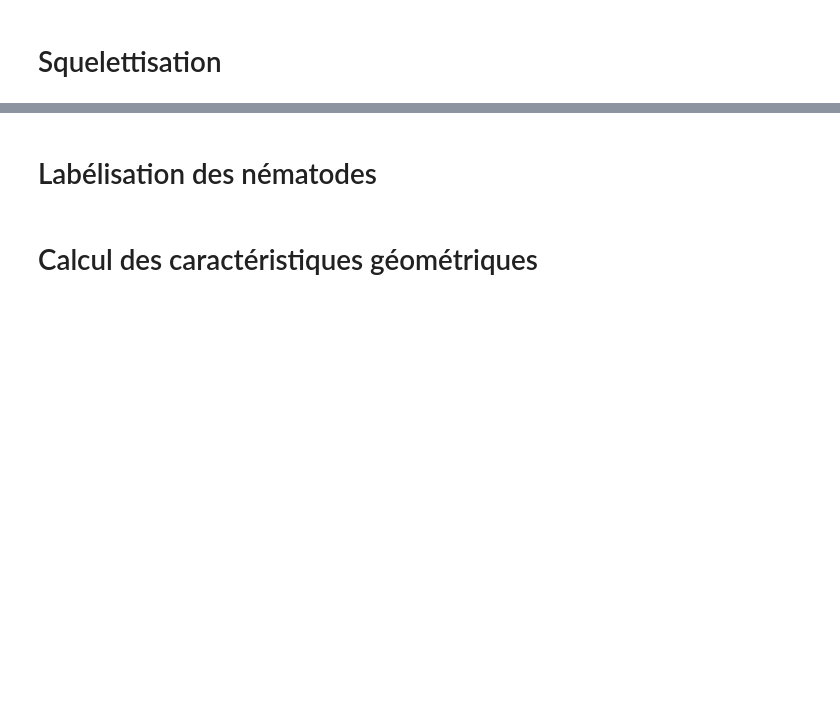
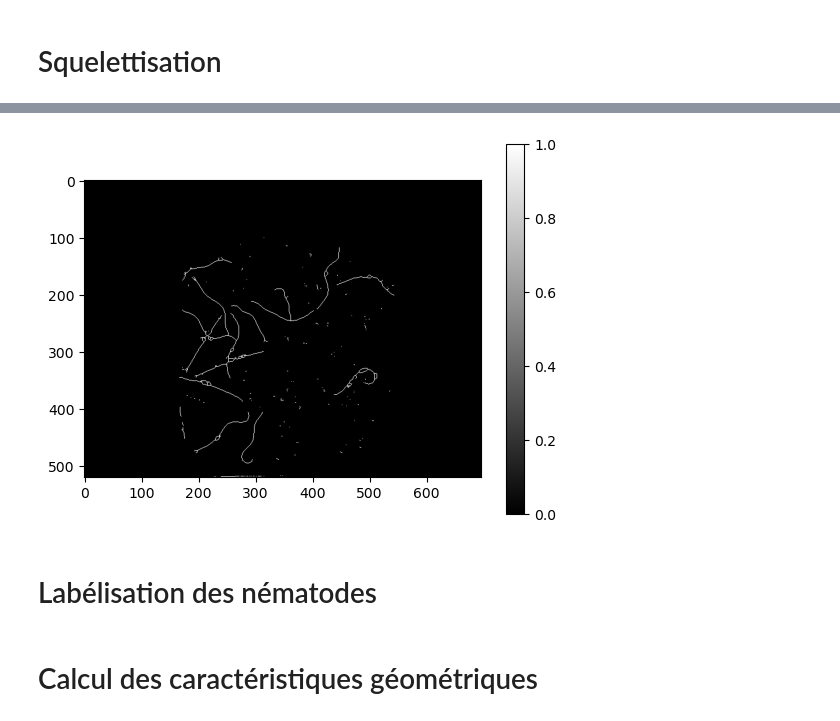
Before and after one commit to Lilian-GA/Nematode_status_assay, a Jupyter notebook: Nematods.ipynb, the cells around one changed output, grey strips where cells are left out. Drawn from its saved outputs; the diff is of its cells as text; code cells hidden in the pictures; blank space fills up the shorter version.

```diff
--- a/Nematods.ipynb
+++ b/Nematods.ipynb
@@ -206,3 +203,9 @@ SyntaxError: invalid syntax (1027337971.py, line 3)
+# %%
+plt.imshow(l_skeleton[0], cmap="gray")
+plt.colorbar()
+plt.show()
+# %% [output]
+[figure, added]
 # %% [markdown]
 # Labélisation des nématodes
 # %% [markdown]
```
Also changed, not shown: parts of 2 cells of this notebook.
